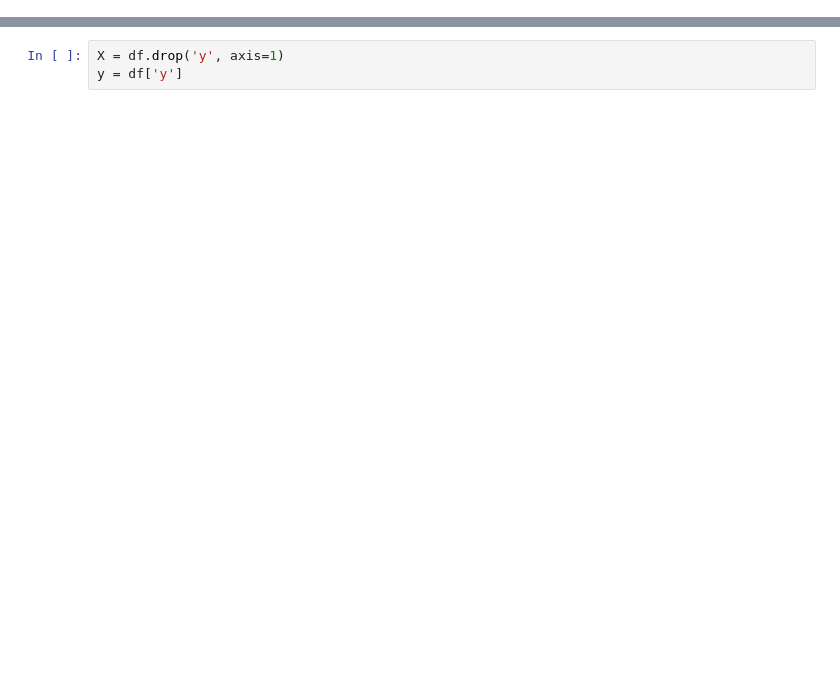
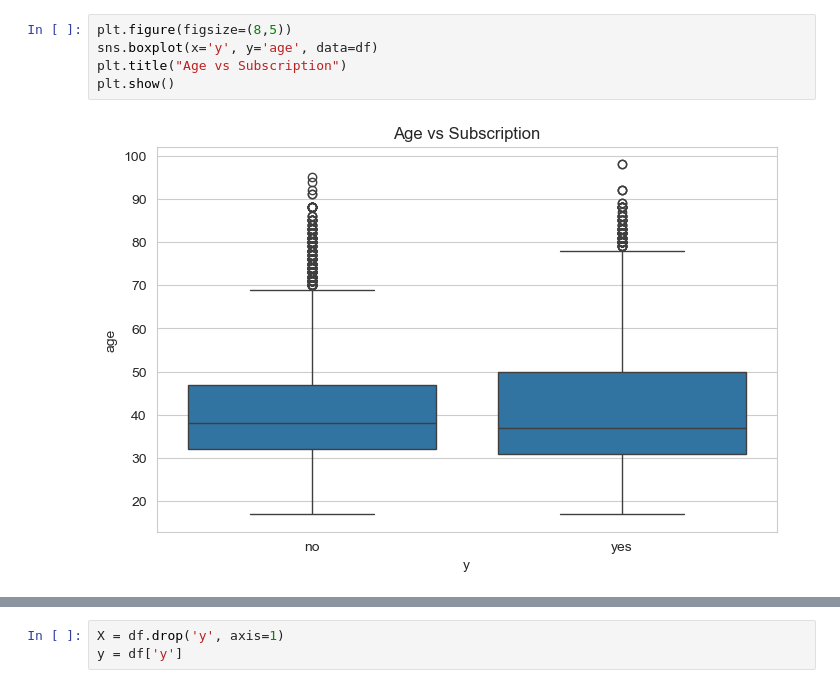
Before and after one commit to 1419Nitesh/intership_project, a Jupyter notebook: Main.ipynb, the cells around one changed output, grey strips where cells are left out. Drawn from its saved outputs; the diff is of its cells as text; blank space fills up the shorter version.

```diff
--- a/Main.ipynb
+++ b/Main.ipynb
@@ -56,0 +74,7 @@ df.shape
+# %%
+plt.figure(figsize=(8,5))
+sns.boxplot(x='y', y='age', data=df)
+plt.title("Age vs Subscription")
+plt.show()
+# %% [output]
+[figure, added]
```
Also changed, not shown: parts of 43 cells of this notebook, 1 other file.
